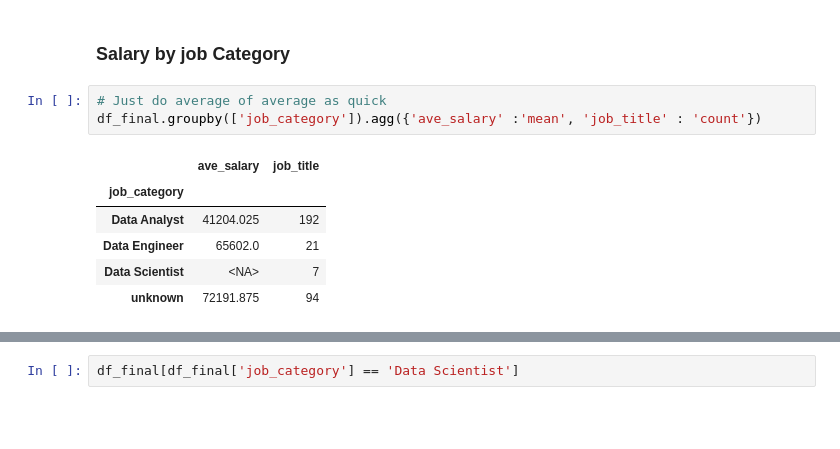
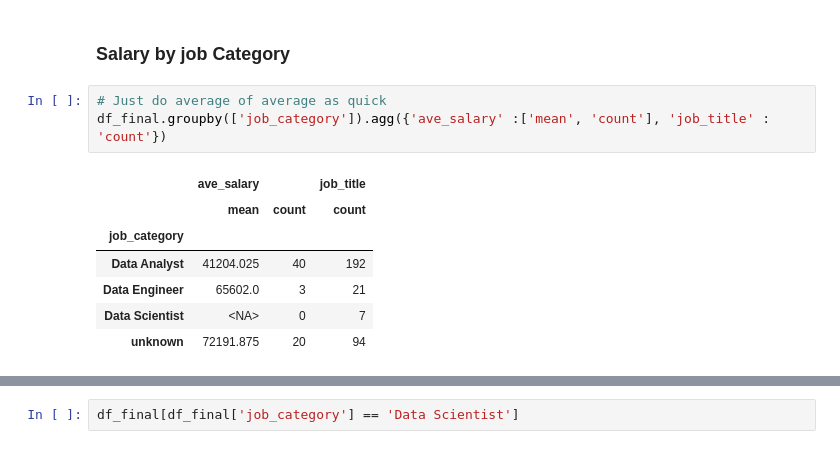
Before and after one commit to CameronInLondon/job_data_analysis, a Jupyter notebook: indeed_job_data_scraping_analysis.ipynb, the cells around one changed output, grey strips where cells are left out. Drawn from its saved outputs; the diff is of its cells as text; blank space fills up the shorter version.

```diff
--- a/indeed_job_data_scraping_analysis.ipynb
+++ b/indeed_job_data_scraping_analysis.ipynb
@@ -275,11 +268,12 @@ df_final[['sal_min', 'sal_max']] = df_final[['sal_min', 'sal_max']].astype('floa
 ### Salary by job Category
 # %%
 # Just do average of average as quick
-df_final.groupby(['job_category']).agg({'ave_salary' :'mean', 'job_title' : 'count'})
+df_final.groupby(['job_category']).agg({'ave_salary' :['mean', 'count'], 'job_title' : 'count'})
 # %% [output]
-|  | ave_salary | job_title |
-| job_category |  |  |
-| Data Analyst | 41204.025 | 192 |
-| Data Engineer | 65602.0 | 21 |
-| Data Scientist | <NA> | 7 |
-| unknown | 72191.875 | 94 |
+|  | ave_salary |  | job_title |
+|  | mean | count | count |
+| job_category |  |  |  |
+| Data Analyst | 41204.025 | 40 | 192 |
+| Data Engineer | 65602.0 | 3 | 21 |
+| Data Scientist | <NA> | 0 | 7 |
+| unknown | 72191.875 | 20 | 94 |
```
Also changed, not shown: parts of 14 cells of this notebook.
